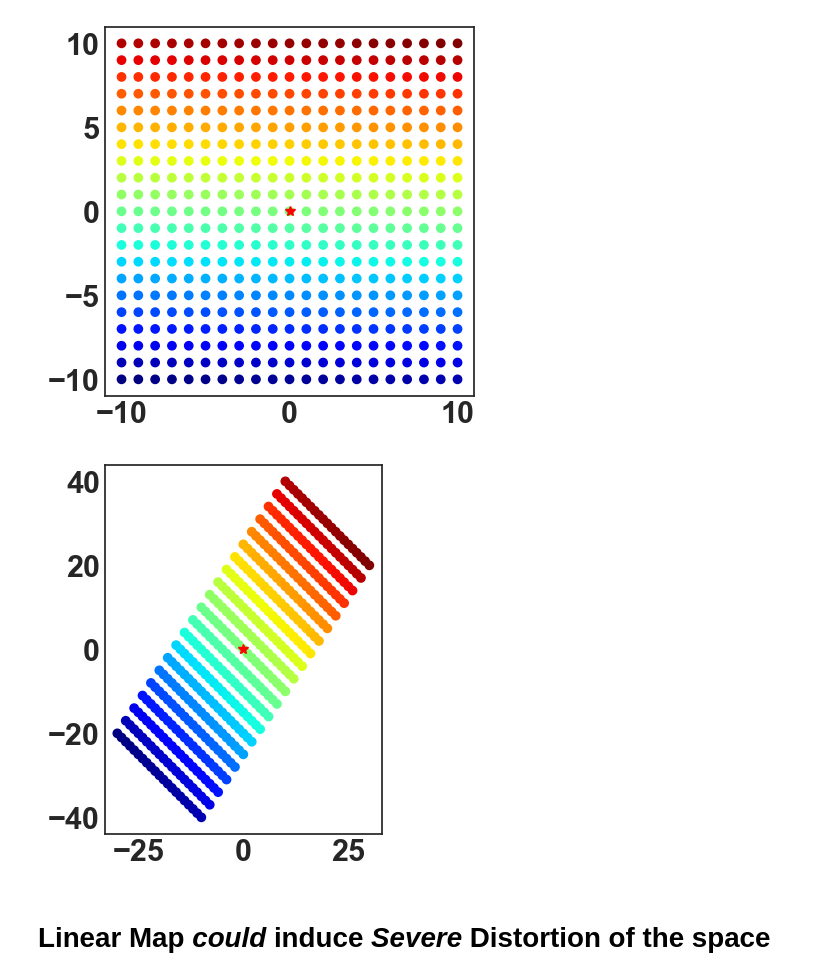
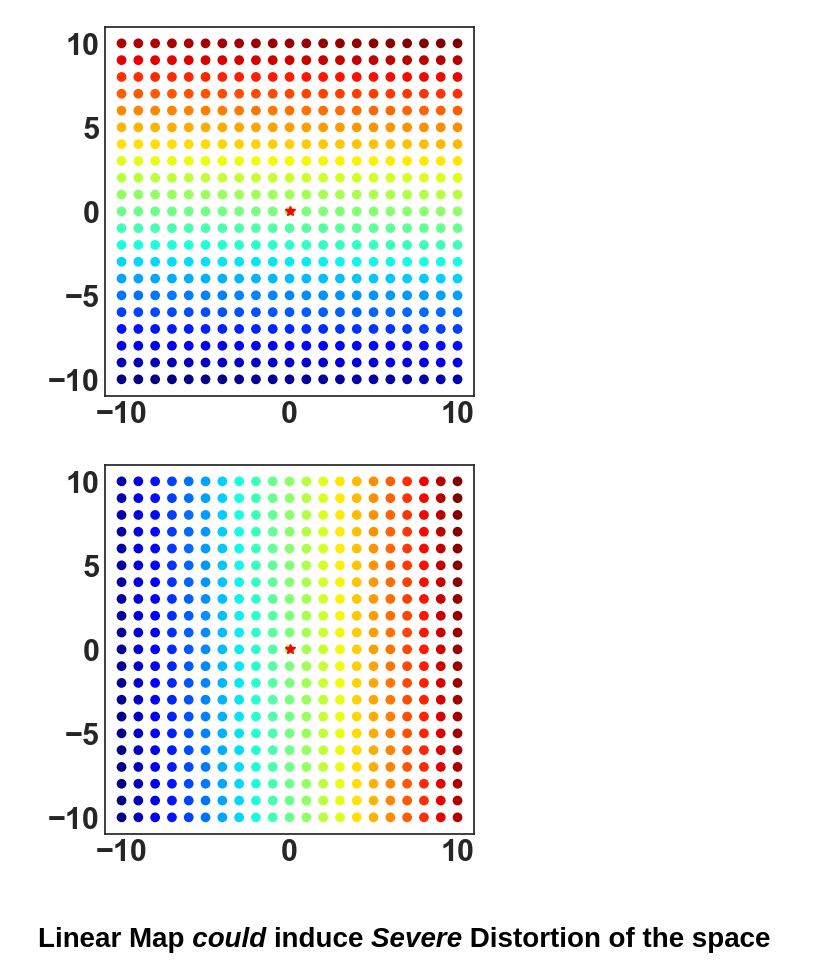
Before and after one commit to LeothDev/AI-ML-Unit-2, a Jupyter notebook: AA2425/course/02_math_recap_linear_algebra/02_math_recap_linear_algebra.ipynb, the cells around one changed output. Saved outputs shown, nothing was run; the diff lists cells and outputs as text; code cells hidden in the pictures.

```diff
--- a/AA2425/course/02_math_recap_linear_algebra/02_math_recap_linear_algebra.ipynb
+++ b/AA2425/course/02_math_recap_linear_algebra/02_math_recap_linear_algebra.ipynb
@@ -1131,22 +1129,23 @@ plot_grid(Xs, Ys)
 # %%
 # Transformation
 # 2x2
-A = np.array([[1,2],[-1,3]])
+A = np.array([[0,1],
+              [1,0]])
 # axis         0 1 2
 # [NxN,NxN] -> NxNx2 # add 3-rd axis, like adding another layer
 src = np.stack((Xs,Ys), axis=2)
 # flatten first two dimension
 # (NN)x2
 src_r = src.reshape(-1,src.shape[-1]) #ask reshape to keep last dimension and adjust the rest
 # 2x2 @ 2x(NN)
 dst = A @ src_r.T # 2xNN
 #(NN)x2 and then reshape as NxNx2
 dst = (dst.T).reshape(src.shape)
 # Access X and Y
 Xd, Yd = dst[:,:,0], dst[:,:,1]
 plot_grid(Xd, Yd) # plot
 # %% [output]
-[figure, old version]
+[figure, new version]
 # %%
 # Try to see what happens if you change A
 
```
Also changed, not shown: parts of 7 cells of this notebook, 18 other files.
